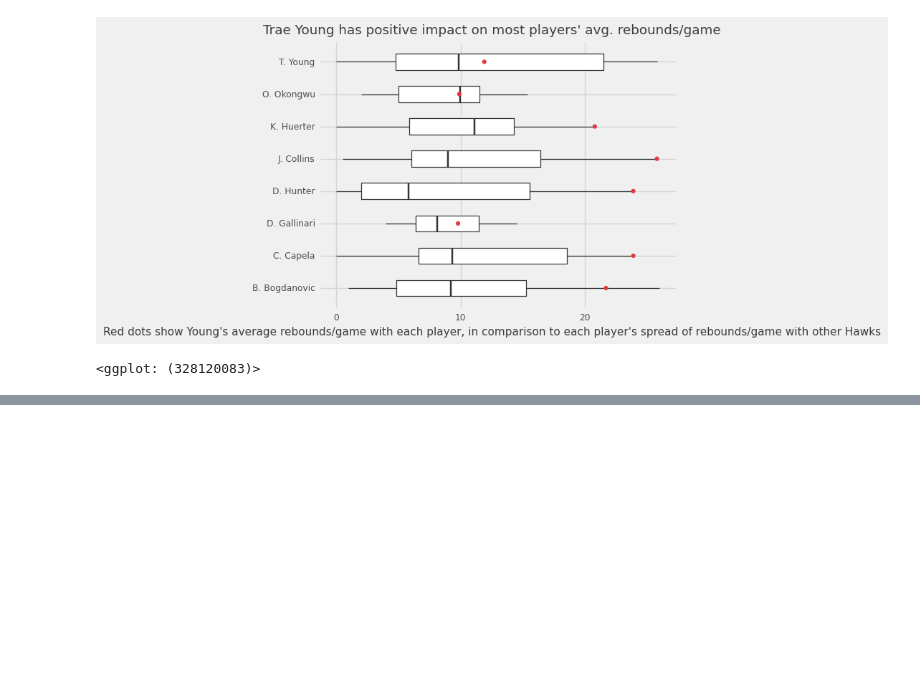
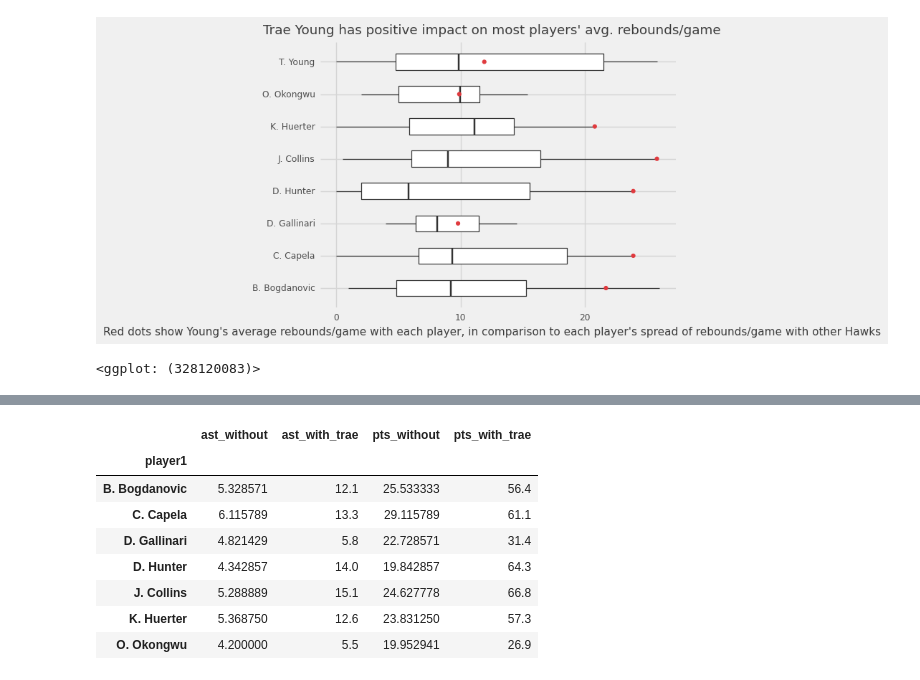
Before and after one commit to jessieblaeser/Trae-Young-Impact, a Jupyter notebook: analysis/Assessing lineups, 2021-22 season.ipynb, the cells around one changed output, grey strips where cells are left out. Saved outputs shown, nothing was run; the diff lists cells and outputs as text; code cells hidden in the pictures; blank space fills up the shorter version.

```diff
--- a/analysis/Assessing lineups, 2021-22 season.ipynb
+++ b/analysis/Assessing lineups, 2021-22 season.ipynb
@@ -803,0 +781,16 @@ chart
+# %%
+#Adding avg points per game with and without Trae in partnerships
+
+df1['pts_without'] = working_df[working_df['trae'] == 0].groupby(by='player1')['pts'].mean()
+df1['pts_with_trae'] = working_df[working_df['trae'] == 1].groupby(by='player1')['pts'].mean()
+df1
+# %% [output]
+|  | ast_without | ast_with_trae | pts_without | pts_with_trae |
+| player1 |  |  |  |  |
+| B. Bogdanovic | 5.328571 | 12.1 | 25.533333 | 56.4 |
+| C. Capela | 6.115789 | 13.3 | 29.115789 | 61.1 |
+| D. Gallinari | 4.821429 | 5.8 | 22.728571 | 31.4 |
+| D. Hunter | 4.342857 | 14.0 | 19.842857 | 64.3 |
+| J. Collins | 5.288889 | 15.1 | 24.627778 | 66.8 |
+| K. Huerter | 5.368750 | 12.6 | 23.831250 | 57.3 |
+| O. Okongwu | 4.200000 | 5.5 | 19.952941 | 26.9 |
```
Also changed, not shown: parts of 40 cells of this notebook, 7 other files.
